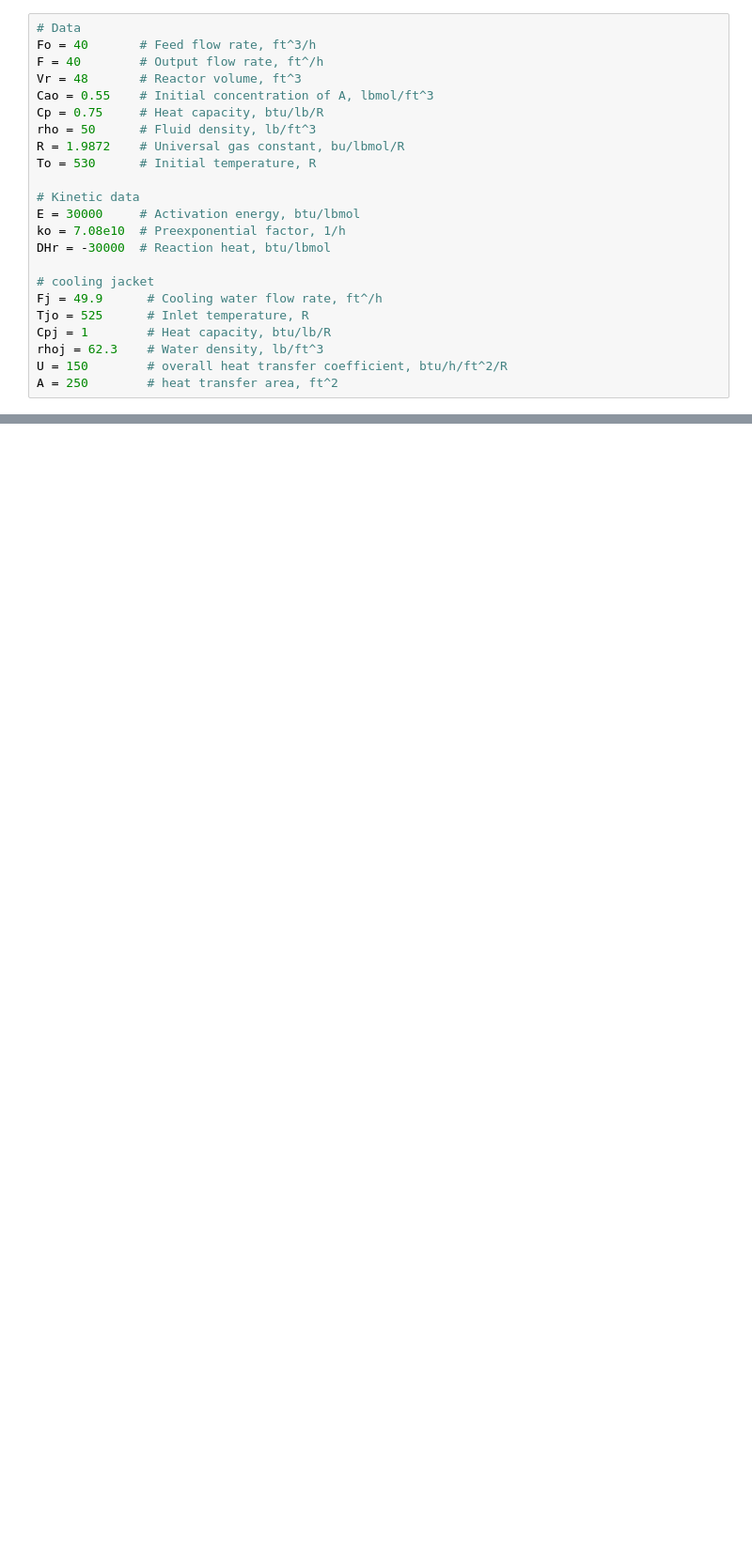
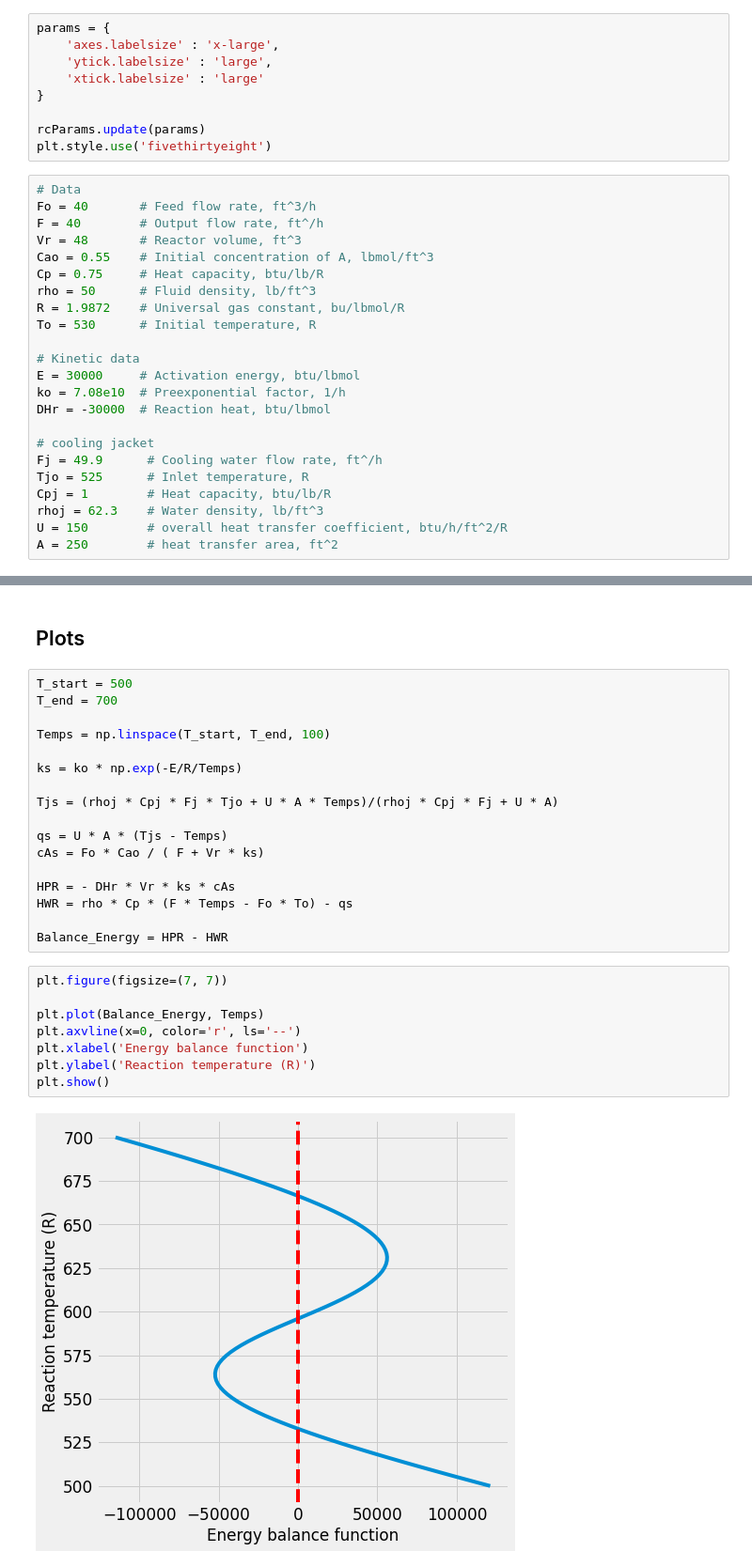
Before and after one commit to aliglara/ebook_che5314_ucv, a Jupyter notebook: codes/lect_005CSTRStability.ipynb, the cells around one changed output, grey strips where cells are left out. Shown: that part at 94% size. Drawn from its saved outputs; the diff is of its cells as text; blank space fills up the shorter version.

```diff
--- a/codes/lect_005CSTRStability.ipynb
+++ b/codes/lect_005CSTRStability.ipynb
@@ -5,6 +5,15 @@ import numpy as np
 import matplotlib.pyplot as plt
 from matplotlib import rcParams
 from scipy.optimize import fsolve
+# %%
+params = {
+    'axes.labelsize' : 'x-large',
+    'ytick.labelsize' : 'large',
+    'xtick.labelsize' : 'large'
+}
+
+rcParams.update(params)
+plt.style.use('fivethirtyeight')
 # %%
 # Data
 Fo = 40       # Feed flow rate, ft^3/h
@@ -162,0 +73,29 @@ matlab2tikz('img/003_04_002.tikz','height','\figureheight','width',...
+# %% [markdown]
+## Plots
+# %%
+T_start = 500
+T_end = 700
+
+Temps = np.linspace(T_start, T_end, 100)
+
+ks = ko * np.exp(-E/R/Temps)
+
+Tjs = (rhoj * Cpj * Fj * Tjo + U * A * Temps)/(rhoj * Cpj * Fj + U * A)
+
+qs = U * A * (Tjs - Temps)
+cAs = Fo * Cao / ( F + Vr * ks)
+
+HPR = - DHr * Vr * ks * cAs
+HWR = rho * Cp * (F * Temps - Fo * To) - qs
+
+Balance_Energy = HPR - HWR
+# %%
+plt.figure(figsize=(7, 7))
+
+plt.plot(Balance_Energy, Temps)
+plt.axvline(x=0, color='r', ls='--')
+plt.xlabel('Energy balance function')
+plt.ylabel('Reaction temperature (R)')
+plt.show()
+# %% [output]
+[figure, added]
```
Also changed, not shown: parts of 10 cells of this notebook, 2 other files.
